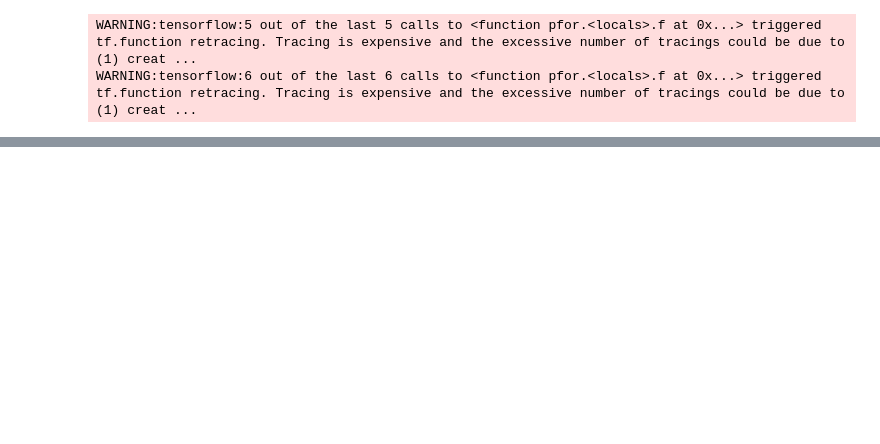
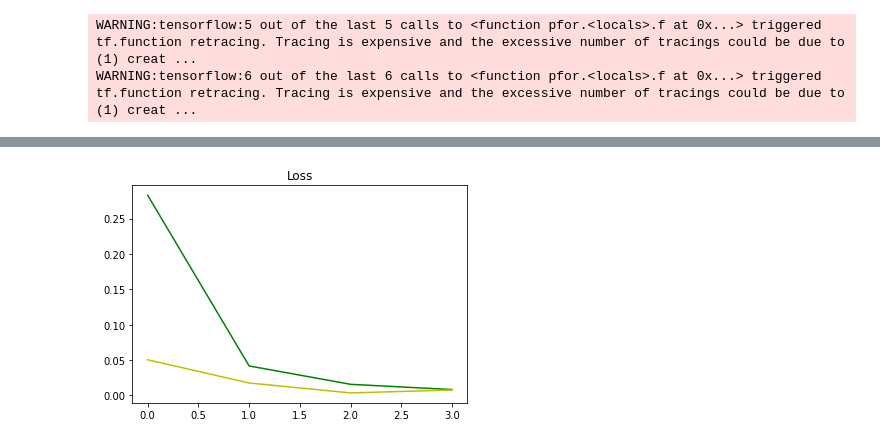
Before and after one commit to ukashanoor/SpeechRecognition, a Jupyter notebook: SpeechRecognition.ipynb, the cells around one changed output, grey strips where cells are left out. Saved outputs shown, nothing was run; the diff lists cells and outputs as text; code cells hidden in the pictures; blank space fills up the shorter version.

```diff
--- a/SpeechRecognition.ipynb
+++ b/SpeechRecognition.ipynb
@@ -262,0 +111,11 @@ processed
+# %%
+mod_seq = Sequential()
+mod_seq.add(Conv2D(16, (3,3), activation='relu', input_shape=(1491, 257, 1)))
+mod_seq.add(MaxPooling2D(pool_size=(2, 2)))
+mod_seq.add(Conv2D(16, (3,3), activation='relu'))
+mod_seq.add(MaxPooling2D(pool_size=(2, 2)))
+mod_seq.add(Flatten())
+# mod_seq.add(Dense(128, activation='relu'))
+mod_seq.add(Dense(1, activation='sigmoid'))
+# %%
+mod_seq.compile('Adam', loss='BinaryCrossentropy', metrics=[ft.keras.metrics.Recall(),ft.keras.metrics.Precision()])
@@ -262,0 +142,2 @@ processed
+# %%
+hi = mod_seq.fit(training_data, epochs=4, validation_data=testing_data)
@@ -262,0 +153,7 @@ processed
+# %%
+plt.title('Loss')
+plt.plot(hi.history['loss'], 'g')
+plt.plot(hi.history['val_loss'], 'y')
+plt.show()
+# %% [output]
+[figure, added]
```
Also changed, not shown: parts of 83 cells of this notebook.
